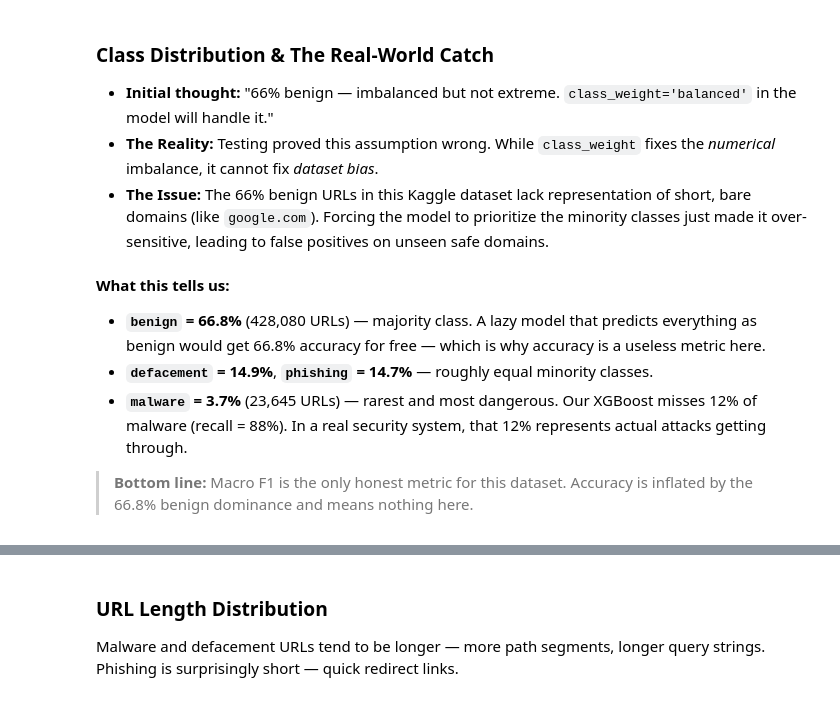
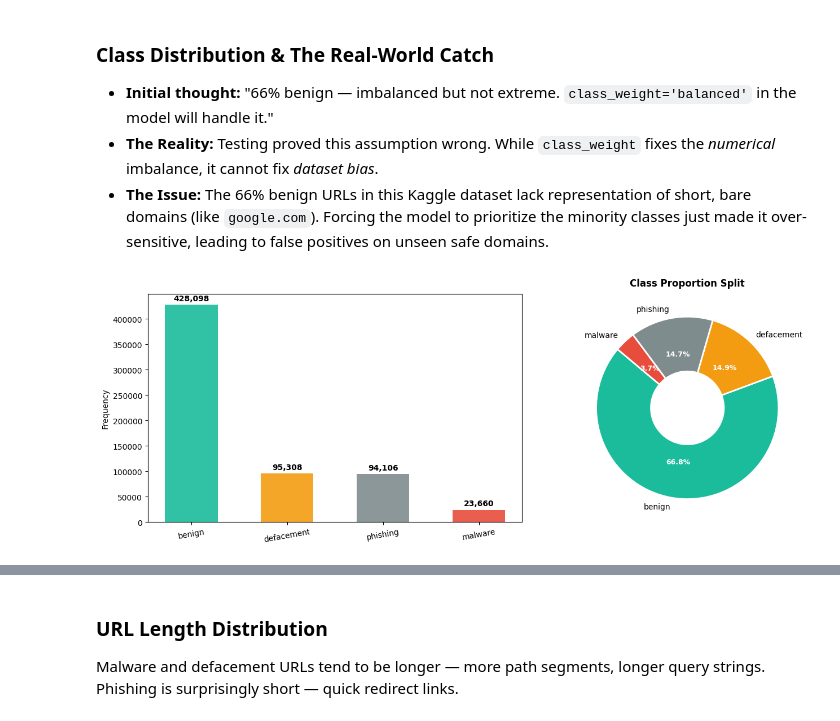
Before and after one commit to satyamkarn100-ctrl/Cyber-Threat-Detection, a Jupyter notebook: URL-Phishing.ipynb, the cells around one changed output, grey strips where cells are left out. Cells and saved outputs as stored; diff of their text form; code cells hidden in the pictures.

Commit message:
refine URL detection with real-world samples and model improvements

```diff
--- a/URL-Phishing.ipynb
+++ b/URL-Phishing.ipynb
@@ -170,12 +200,11 @@ Rechecking Duplicate: 0
 # %%
-# normalize URLs: 'google.com' → 'http://google.com'
-# ensures consistent feature extraction across all classes
+# Normalize URLs to a consistent format
 def normalize_url(url):
     url = str(url).strip()
     if not re.match(r'^https?://', url, re.IGNORECASE):
         url = 'http://' + url
     return url
 
-malicious_df['url'] = malicious_df['url'].apply(normalize_url)
+df['url'] = df['url'].apply(normalize_url)
 print('Normalized. Sample:')
-print(malicious_df['url'].head(5).tolist())
+print(df['url'].head(5).tolist())
@@ -193,10 +225,10 @@ label_map = {
     'defacement':2,
     'malware':3,
 }
-malicious_df['label'] = malicious_df['type'].map(label_map)
+df['label'] = df['type'].map(label_map)
 # Double-checking the mapping and ensuring no unmapped garbage values slipped through
-print(malicious_df[['type','label']].drop_duplicates().sort_values('label'))
-print(f"\nNull Labels:{malicious_df['label'].isnull().sum()}")
+print(df[['type','label']].drop_duplicates().sort_values('label'))
+print(f"\nNull Labels:{df['label'].isnull().sum()}")
 
-malicious_df = malicious_df.reset_index(drop=True)
-print(f'After dedup+reset: {malicious_df.shape}')
+df = df.reset_index(drop=True)
+print(f'After dedup+reset: {df.shape}')
@@ -213,6 +254,7 @@ This is the NLP part — treating the raw URL string as text and extracting sign
 * **Semantic:** `phishing_keyword`, `has_ip`
   *(Catches social engineering words and raw IP-based routing)*
 # %%
+# Extract URL features for model training
 def extract_feature(url):
     url = str(url)
     # strip protocol before feature extraction
@@ -240,14 +282,14 @@ def extract_feature(url):
     f['has_ip']             = int(bool(re.search(ip_pat, url_clean)))
     return f
 
-feature_list = malicious_df['url'].apply(extract_feature).tolist()
+feature_list = df['url'].apply(extract_feature).tolist()
 features_df  = pd.DataFrame(feature_list)
 
-# features_df has same length and order as malicious_df (both reset_index'd)
+# Add extracted features back to the dataset
 FEAT_COLS = list(features_df.columns)
 for col in FEAT_COLS:
-    malicious_df[col] = features_df[col].values
+    df[col] = features_df[col].values
 
 print(f'features_df shape: {features_df.shape}')
-print(f'malicious_df columns: {list(malicious_df.columns)}')
+print(f'malicious_df columns: {list(df.columns)}')
 print(features_df.head())
@@ -291,34 +375,28 @@ Raw URL strings don't give us much to plot or analyze directly. By extracting ou
 # %%
 # Visualizing the target distribution to highlight the severe class imbalance.
 # The bar chart shows absolute volume, while the donut chart exposes the percentage skew (justifying why we care more about F1/Recall than pure Accuracy)
 fig,axes = plt.subplots(1,2,figsize=(14,5))
-counts = malicious_df['type'].value_counts()
+counts = df['type'].value_counts()
 bar_colors = ['#1abc9c', '#f39c12', '#7f8c8d', '#e74c3c']
 bars = axes[0].bar(counts.index,counts.values,color=bar_colors,edgecolor="none",width=0.55,alpha=0.9)
 axes[0].set_ylabel('Frequency',fontsize=10)
 axes[0].tick_params(axis='x', rotation=10)
 
 for i in bars:
   yval = i.get_height()
   axes[0].text(i.get_x()+ i.get_width()/2.0,yval+5000,f"{yval:,}",
                ha='center',va = 'bottom',fontsize=10,fontweight='bold')
 
 
 wadges,texts,autotexts = axes[1].pie(counts.values,labels=counts.index
                                      ,autopct="%1.1f%%",startangle=140,colors = bar_colors,wedgeprops=dict(width=0.6,edgecolor='white',linewidth=2)
                                      )
 
 
 plt.setp(autotexts, size=9, weight="bold", color="white")
 plt.setp(texts, size=10)
 axes[1].set_title('Class Proportion Split', fontsize=12, fontweight='bold', pad=10)
 plt.tight_layout()
 plt.show()
+# %% [output]
+[figure, added]
-# %% [markdown]
-**What this tells us:**
-
-- **`benign` = 66.8%** (428,080 URLs) — majority class. A lazy model that predicts everything as benign would get 66.8% accuracy for free — which is why accuracy is a useless metric here.
-- **`defacement` = 14.9%**, **`phishing` = 14.7%** — roughly equal minority classes.
-- **`malware` = 3.7%** (23,645 URLs) — rarest and most dangerous. Our XGBoost misses 12% of malware (recall = 88%). In a real security system, that 12% represents actual attacks getting through.
-
-> **Bottom line:** Macro F1 is the only honest metric for this dataset. Accuracy is inflated by the 66.8% benign dominance and means nothing here.
```
Also changed, not shown: parts of 79 cells of this notebook.
